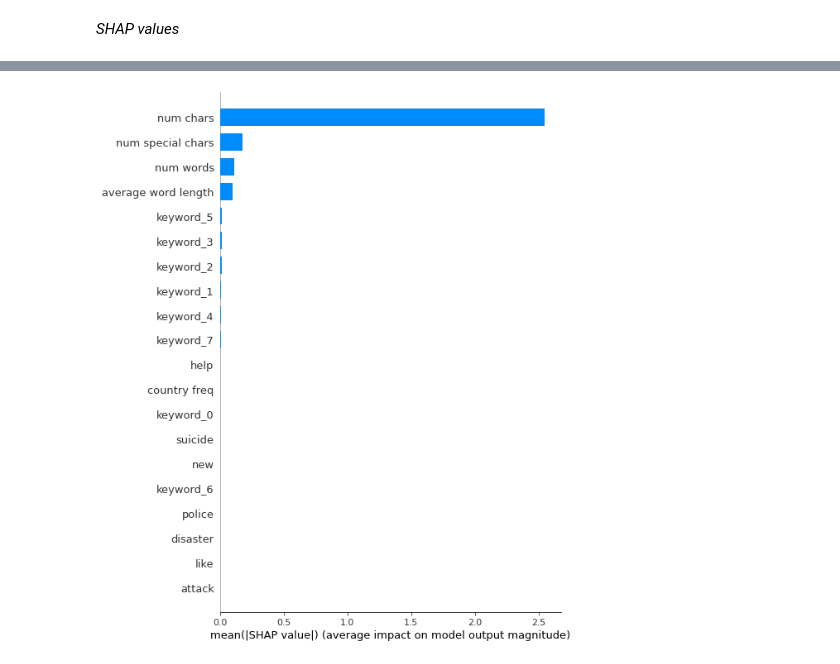
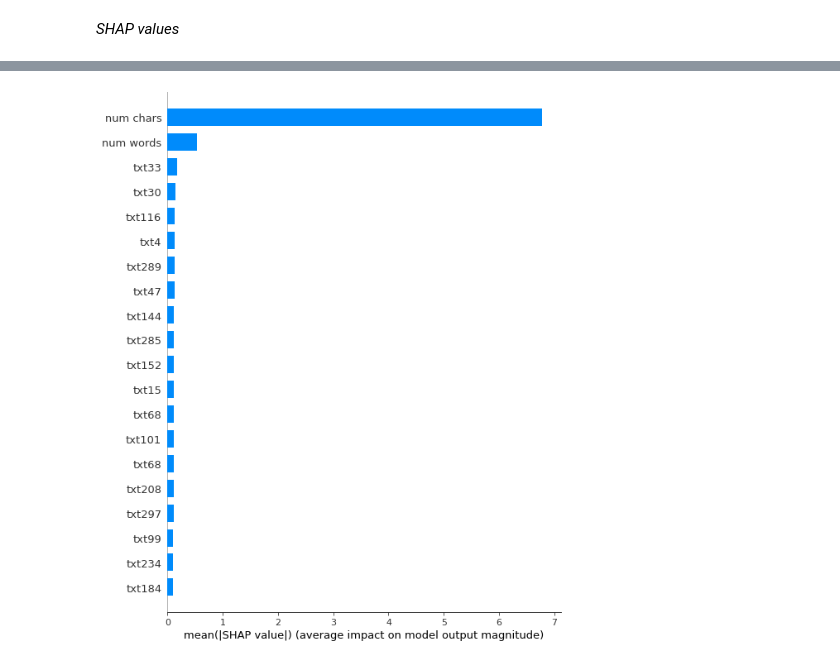
Before and after one commit to raissalohanna/DataLab-FinalProject, a Jupyter notebook: NLP_Tweet_Disaster.ipynb, the cells around one changed output, grey strips where cells are left out. Cells and saved outputs as stored; diff of their text form; code cells hidden in the pictures.

```diff
--- a/NLP_Tweet_Disaster.ipynb
+++ b/NLP_Tweet_Disaster.ipynb
@@ -1696,4 +1752,4 @@ The feature_perturbation option is now deprecated in favor of using the appropri
 # %%
-shap.summary_plot(shap_values_LR, xvalid_v1, plot_type='bar')
+shap.summary_plot(shap_values_LR_v3, xvalid_v3, plot_type='bar')
 # %% [output]
-[figure, old version]
+[figure, new version]
```
Also changed, not shown: parts of 31 cells of this notebook.
